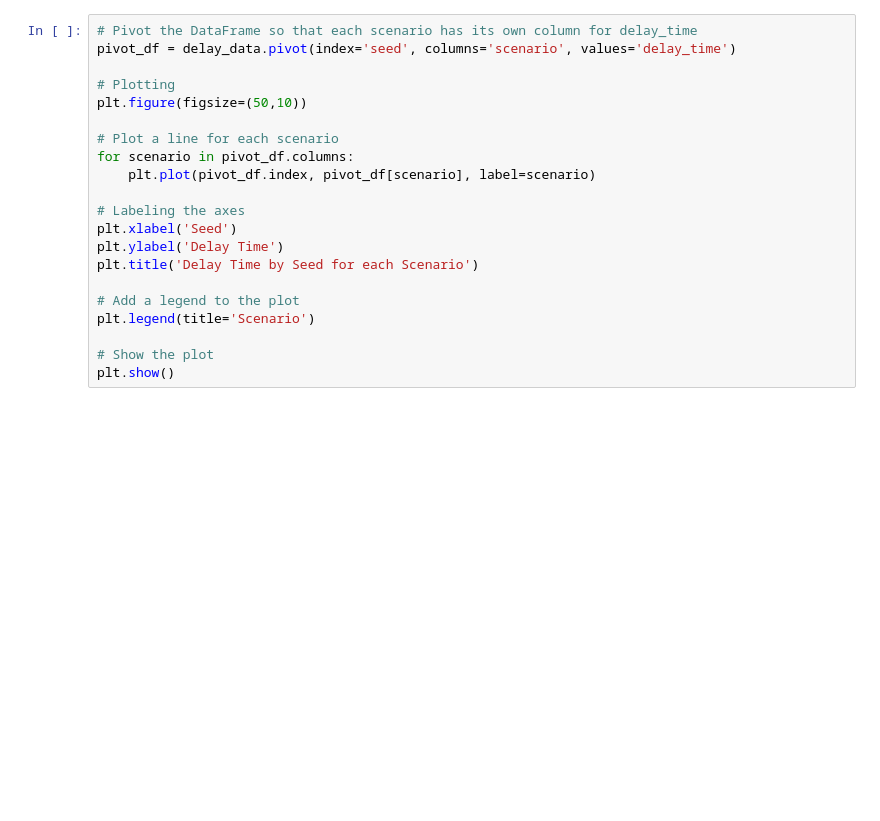
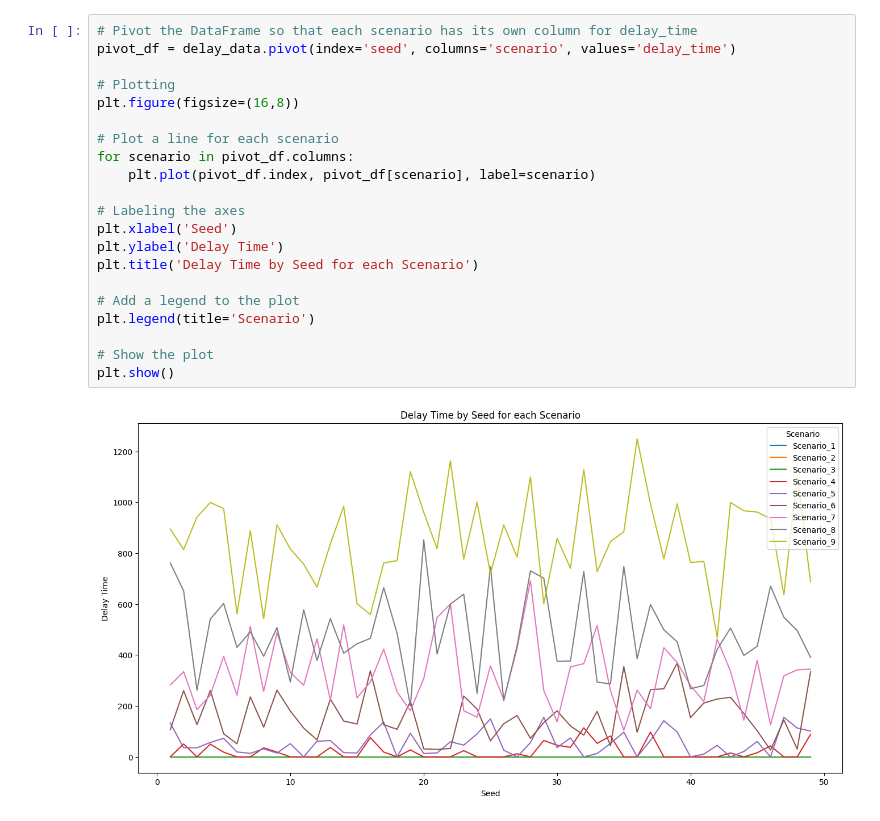
Before and after one commit to Anne-JS/advanced_simulation, a Jupyter notebook: EPA133a-G02-A2/model/Model_run_Julian.ipynb, the cells around one changed output. Saved outputs shown, nothing was run; the diff lists cells and outputs as text; blank space fills up the shorter version.

```diff
--- a/EPA133a-G02-A2/model/Model_run_Julian.ipynb
+++ b/EPA133a-G02-A2/model/Model_run_Julian.ipynb
@@ -104,21 +153,23 @@ delay_data
 # %%
 # Pivot the DataFrame so that each scenario has its own column for delay_time
 pivot_df = delay_data.pivot(index='seed', columns='scenario', values='delay_time')
 
 # Plotting
-plt.figure(figsize=(50,10))
+plt.figure(figsize=(16,8))
 
 # Plot a line for each scenario
 for scenario in pivot_df.columns:
     plt.plot(pivot_df.index, pivot_df[scenario], label=scenario)
 
 # Labeling the axes
 plt.xlabel('Seed')
 plt.ylabel('Delay Time')
 plt.title('Delay Time by Seed for each Scenario')
 
 # Add a legend to the plot
 plt.legend(title='Scenario')
 
 # Show the plot
 plt.show()
+# %% [output]
+[figure, added]
```
Also changed, not shown: parts of 4 cells of this notebook, 10 other files.
